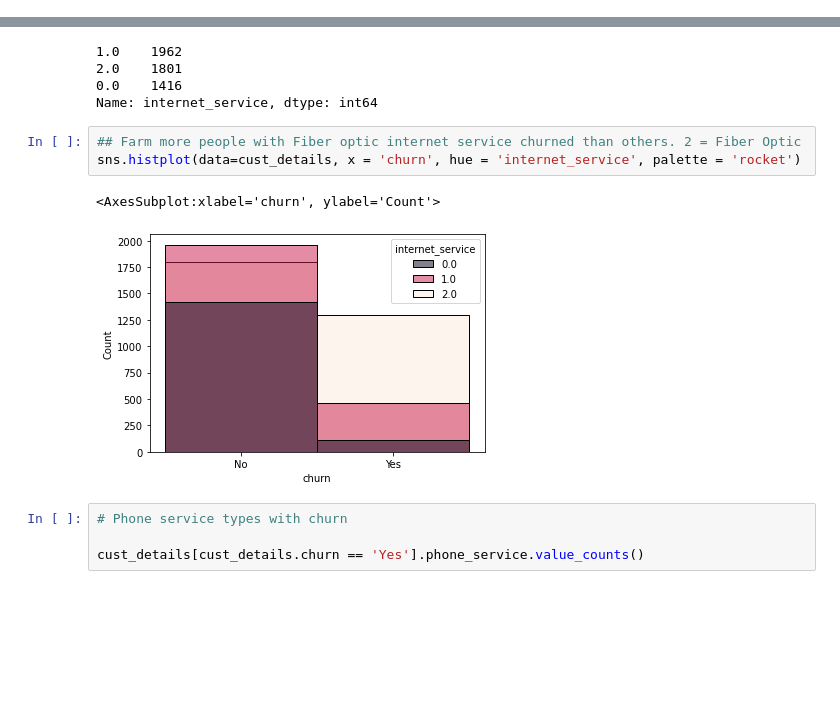
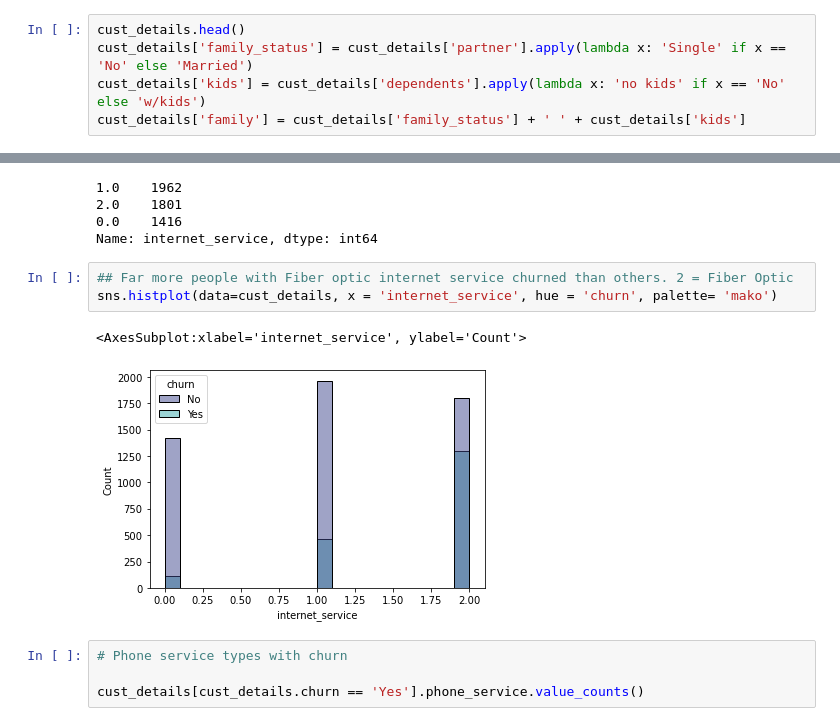
Before and after one commit to AndrewRachuig/Visualization-Project, a Jupyter notebook: Vis Project Data exploration.ipynb, the cells around one changed output, grey strips where cells are left out. Cells and saved outputs as stored; diff of their text form; blank space fills up the shorter version.

Commit message:
Further explored data and got stuff into Tableau

```diff
--- a/Vis Project Data exploration.ipynb
+++ b/Vis Project Data exploration.ipynb
@@ -19,3 +10,8 @@ cust_details.head()
+# %%
+cust_details.head()
+cust_details['family_status'] = cust_details['partner'].apply(lambda x: 'Single' if x == 'No' else 'Married')
+cust_details['kids'] = cust_details['dependents'].apply(lambda x: 'no kids' if x == 'No' else 'w/kids')
+cust_details['family'] = cust_details['family_status'] + ' ' + cust_details['kids']
 # %% [markdown]
 ## Step 1 of Analysis: Define the goal
 
@@ -143,11 +144,11 @@ cust_details[cust_details.churn == 'No'].internet_service.value_counts()
 0.0    1416
 Name: internet_service, dtype: int64
 # %%
-## Farm more people with Fiber optic internet service churned than others. 2 = Fiber Optic
-sns.histplot(data=cust_details, x = 'churn', hue = 'internet_service', palette = 'rocket')
+## Far more people with Fiber optic internet service churned than others. 2 = Fiber Optic
+sns.histplot(data=cust_details, x = 'internet_service', hue = 'churn', palette= 'mako')
 # %% [output]
-<AxesSubplot:xlabel='churn', ylabel='Count'>
+<AxesSubplot:xlabel='internet_service', ylabel='Count'>
-[figure, old version]
+[figure, new version]
 # %%
 # Phone service types with churn
 
```
Also changed, not shown: parts of 29 cells of this notebook, 5 other files.
